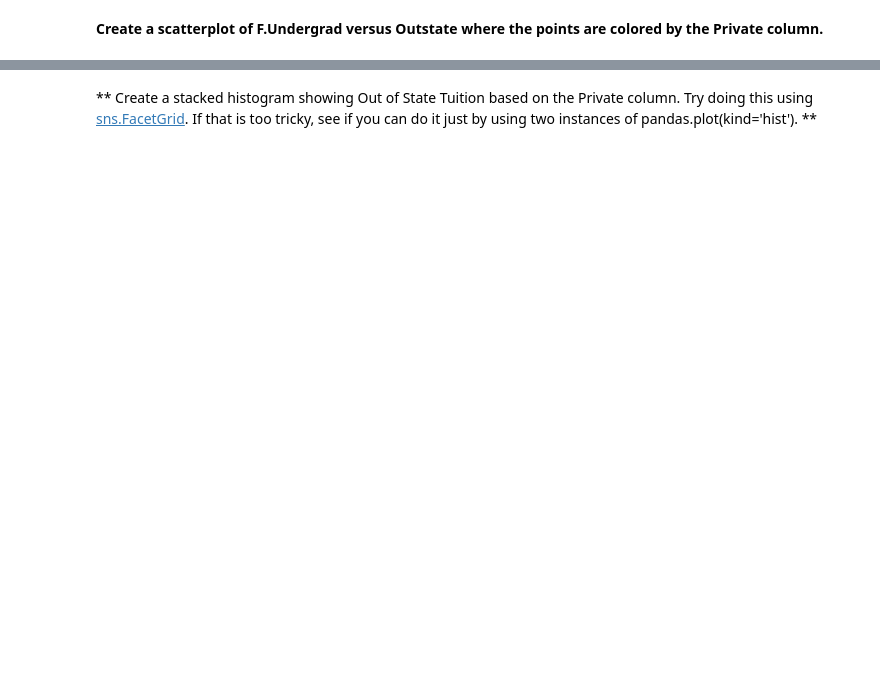
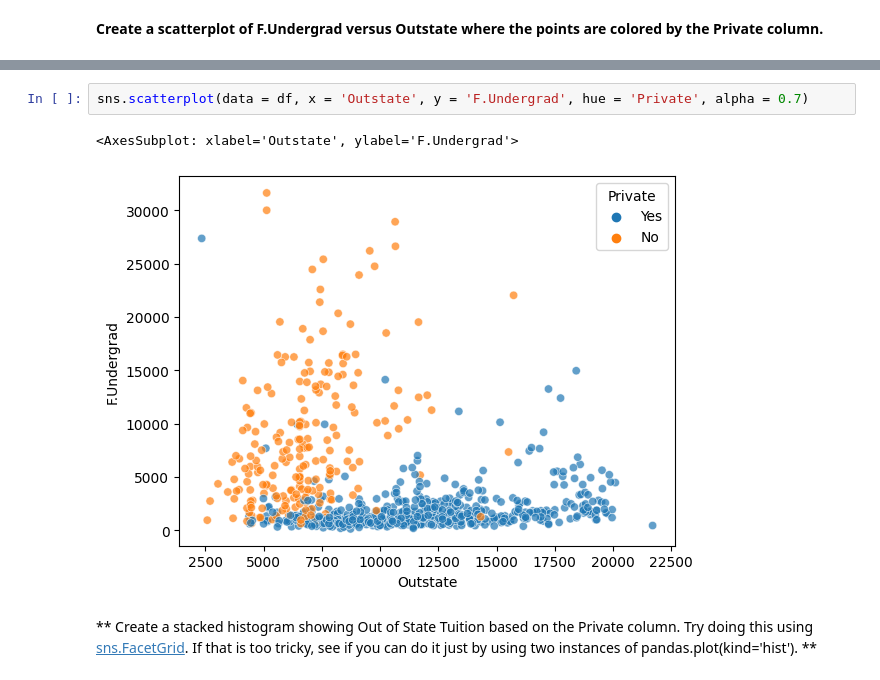
Before and after one commit to Shlok-21/MyLearningNotebooks, a Jupyter notebook: 05 - K maens Clustering.ipynb, the cells around one changed output, grey strips where cells are left out. Drawn from its saved outputs; the diff is of its cells as text; blank space fills up the shorter version.

```diff
--- a/05 - K maens Clustering.ipynb
+++ b/05 - K maens Clustering.ipynb
@@ -103,2 +110,7 @@ It's time to create some data visualizations!
+# %%
+sns.scatterplot(data = df, x = 'Outstate', y = 'F.Undergrad', hue = 'Private', alpha = 0.7)
+# %% [output]
+<AxesSubplot: xlabel='Outstate', ylabel='F.Undergrad'>
+[figure, added]
 # %% [markdown]
 ** Create a stacked histogram showing Out of State Tuition based on the Private column. Try doing this using [sns.FacetGrid](https://stanford.edu/~mwaskom/software/seaborn/generated/seaborn.FacetGrid.html). If that is too tricky, see if you can do it just by using two instances of pandas.plot(kind='hist'). **
```
Also changed, not shown: parts of 37 cells of this notebook.
